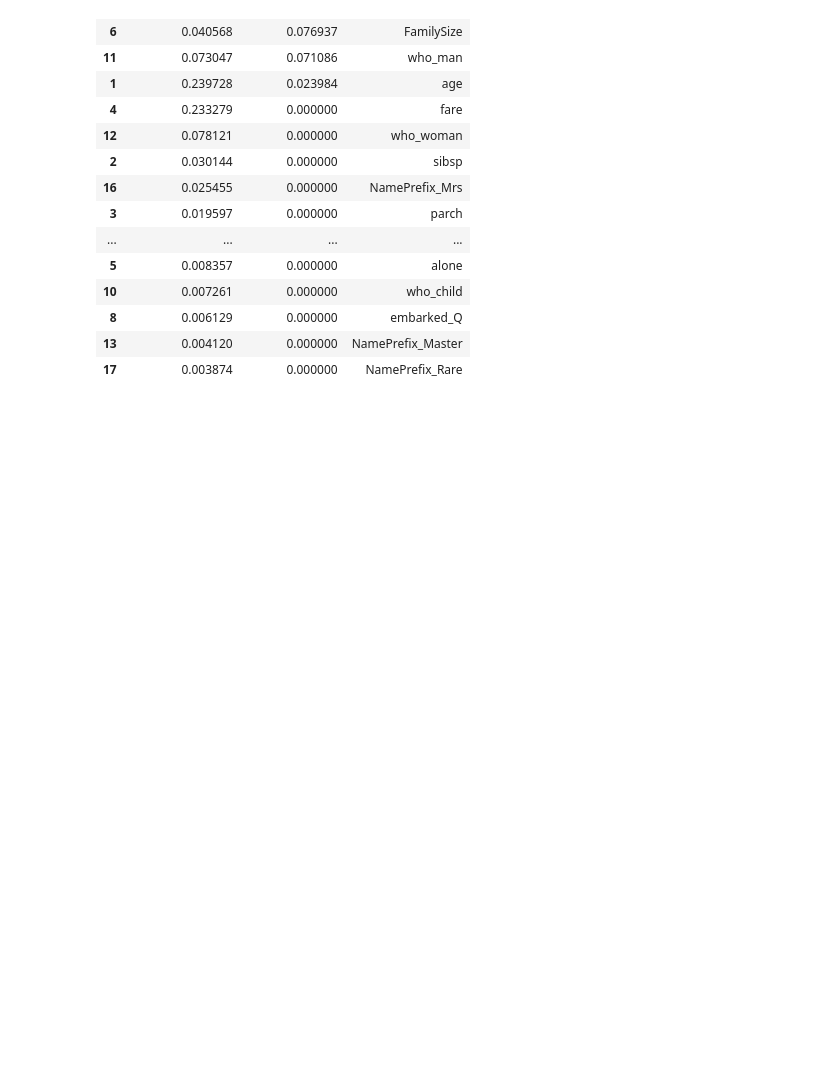
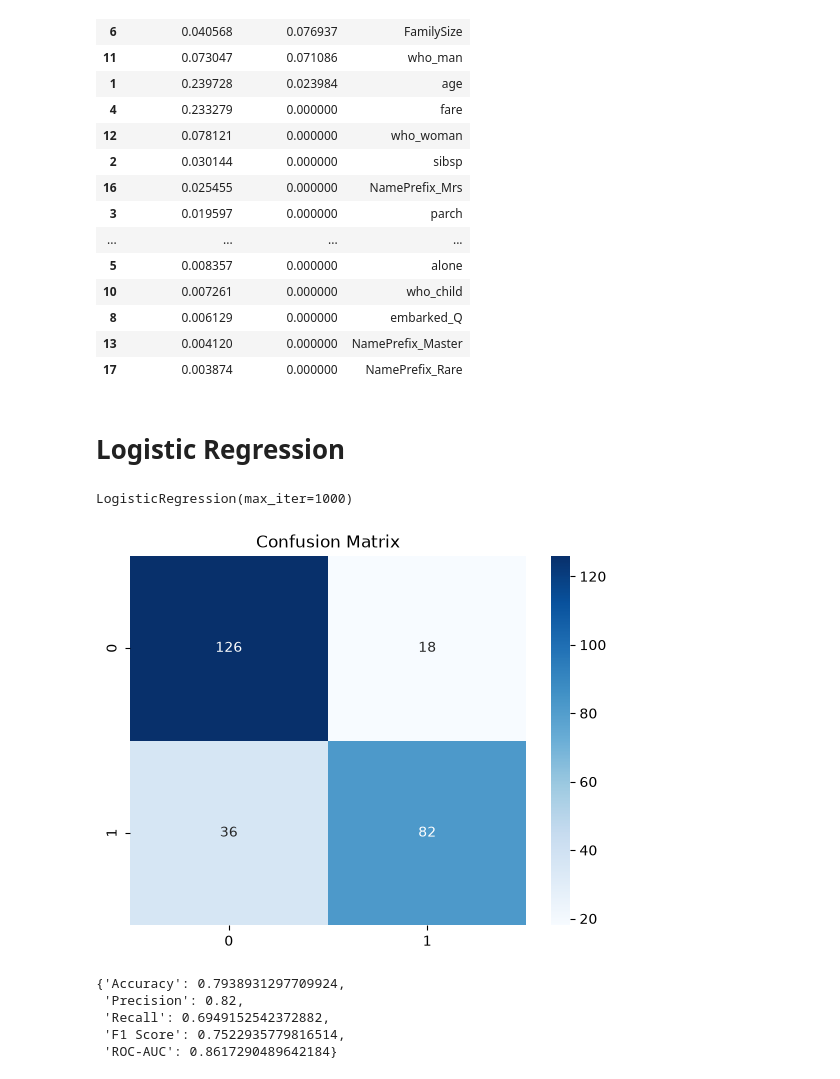
Before and after one commit to Mohamadzf23/titanic-survival-classification, a Jupyter notebook: src/titanic_classification.ipynb, the cells around one changed output. Drawn from its saved outputs; the diff is of its cells as text; code cells hidden in the pictures; blank space fills up the shorter version.

Commit message:
add LogisticRegression and evaluate

```diff
--- a/src/titanic_classification.ipynb
+++ b/src/titanic_classification.ipynb
@@ -621,0 +622,8 @@ from utils import evaluate, evaluate_models, plot_confusion_matrix
+# %% [markdown]
+# Logistic Regression
+# %%
+logistic = LogisticRegression(max_iter=1000)
+
+logistic.fit(X_train_scaled, y_train)
+# %% [output]
+LogisticRegression(max_iter=1000)
@@ -621,0 +632,12 @@ from utils import evaluate, evaluate_models, plot_confusion_matrix
+# %%
+plot_confusion_matrix(logistic, X_test_scaled, y_test)
+# %% [output]
+[figure, added]
+# %%
+evaluate(logistic, X_test_scaled, y_test)
+# %% [output]
+{'Accuracy': 0.7938931297709924,
+ 'Precision': 0.82,
+ 'Recall': 0.6949152542372882,
+ 'F1 Score': 0.7522935779816514,
+ 'ROC-AUC': 0.8617290489642184}
```
Also changed, not shown: parts of 2 cells of this notebook.
